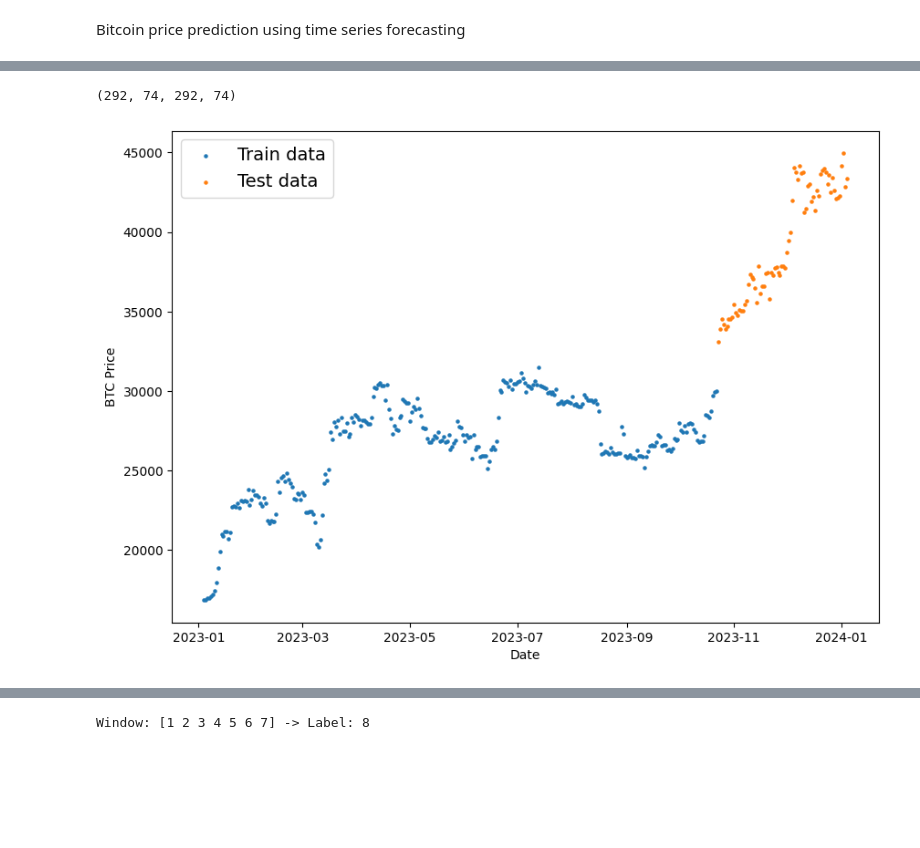
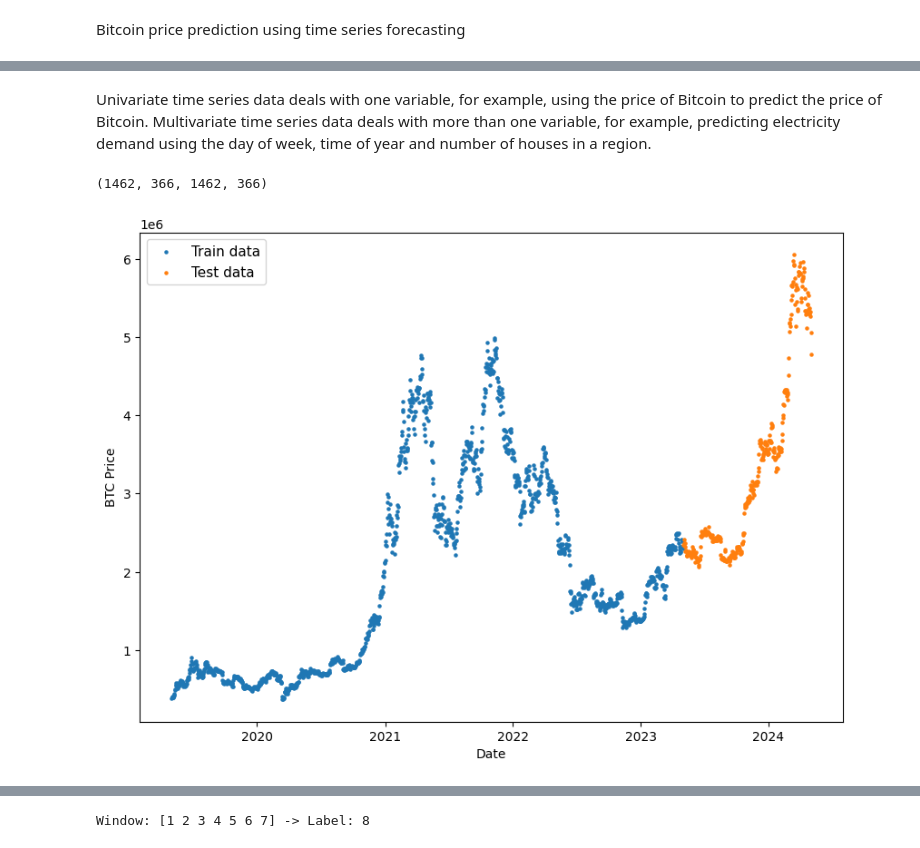
Before and after one commit to soumyasinghh/btc, a Jupyter notebook: bitcoin_prediction_project.ipynb, the cells around one changed output, grey strips where cells are left out. Drawn from its saved outputs; the diff is of its cells as text; code cells hidden in the pictures; blank space fills up the shorter version.

```diff
--- a/bitcoin_prediction_project.ipynb
+++ b/bitcoin_prediction_project.ipynb
@@ -21,0 +37,9 @@ df.head()
+# %%
+# Import pandas
+import pandas as pd
+import numpy as np
+# Read in the data and parse the dates
+df = pd.read_csv("/content/drive/MyDrive/BTC-INR-L.csv",
+                 parse_dates=["Date"],
+                 index_col=["Date"]) # parse the date coulmn and make column 1 as datetime
+df.head()
@@ -53,6 +95,6 @@ len(df)
 # %%
 # Only want closing price for each day
-bitcoin_prices = pd.DataFrame(df["Close"]).rename(columns={"Closing Price (USD)": "Price"})
+bitcoin_prices = pd.DataFrame(df["Close"]).rename(columns={"Closing Price (INR)": "Price"})
 bitcoin_prices.head()
 # %% [output]
 |  | Close |
@@ -137,3 +182,6 @@ timesteps[:10], prices[:10]
+# %% [markdown]
+Univariate time series data deals with one variable, for example, using the price of Bitcoin to predict the price of Bitcoin.
+Multivariate time series data deals with more than one variable, for example, predicting electricity demand using the day of week, time of year and number of houses in a region.
 # %%
 from sklearn.model_selection import train_test_split
 
@@ -152,18 +200,18 @@ X_test, y_test = timesteps[split_size:], prices[split_size:]
 
 len(X_train), len(X_test), len(y_train), len(y_test)
 # %% [output]
-(292, 74, 292, 74)
+(1462, 366, 1462, 366)
 # %%
 #Plot correctly made splits
 plt.figure(figsize=(10, 7))
 plt.scatter(X_train, y_train, s=5, label="Train data")
 plt.scatter(X_test, y_test, s=5, label="Test data")
 plt.xlabel("Date")
 plt.ylabel("BTC Price")
-plt.legend(fontsize=14)
+plt.legend(fontsize=11)
 plt.show();
 # %% [output]
-[figure, old version]
+[figure, new version]
 # %%
 # Create a function to plot time series data
 def plot_time_series(timesteps, values, format='.', start=0, end=None, label=None):
```
Also changed, not shown: parts of 114 cells of this notebook.
